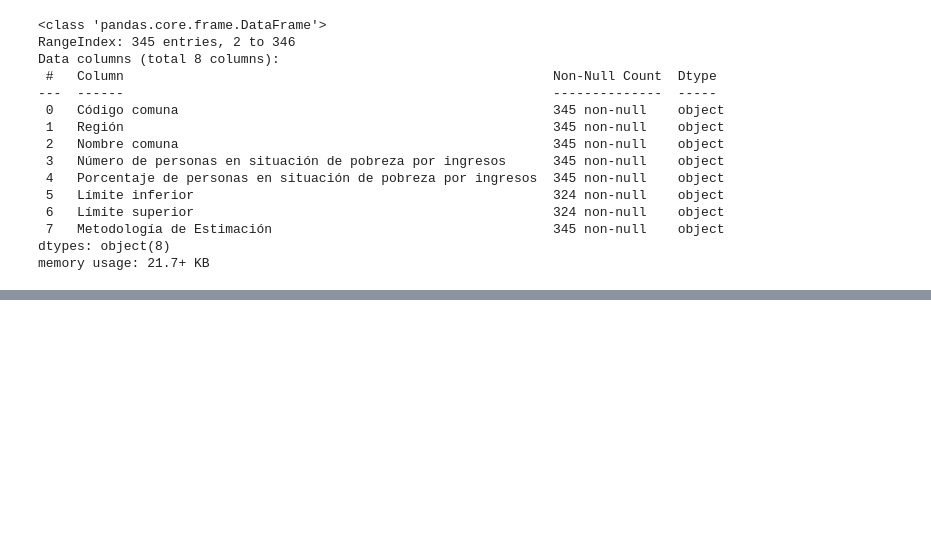
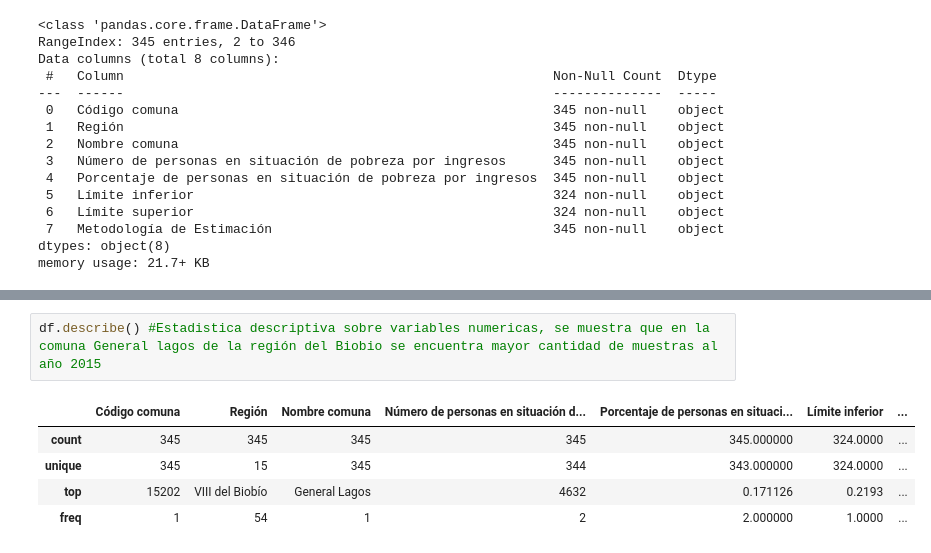
Before and after one commit to masolopa/MINERIADEDATOS, a Jupyter notebook: EV1.ipynb, the cells around one changed output, grey strips where cells are left out. Saved outputs shown, nothing was run; the diff lists cells and outputs as text; blank space fills up the shorter version.

```diff
--- a/EV1.ipynb
+++ b/EV1.ipynb
@@ -196,0 +222,8 @@ memory usage: 27.6+ KB
+# %%
+df.describe() #Estadistica descriptiva sobre variables numericas, se muestra que en la comuna General lagos de la región del Biobio se encuentra mayor cantidad de muestras al año 2015
+# %% [output]
+|  | Código comuna | Región | Nombre comuna | Número de personas en situación d... | Porcentaje de personas en situaci... | Límite inferior | ... |
+| count | 345 | 345 | 345 | 345 | 345.000000 | 324.0000 | ... |
+| unique | 345 | 15 | 345 | 344 | 343.000000 | 324.0000 | ... |
+| top | 15202 | VIII del Biobío | General Lagos | 4632 | 0.171126 | 0.2193 | ... |
+| freq | 1 | 54 | 1 | 2 | 2.000000 | 1.0000 | ... |
```
Also changed, not shown: parts of 25 cells of this notebook.
